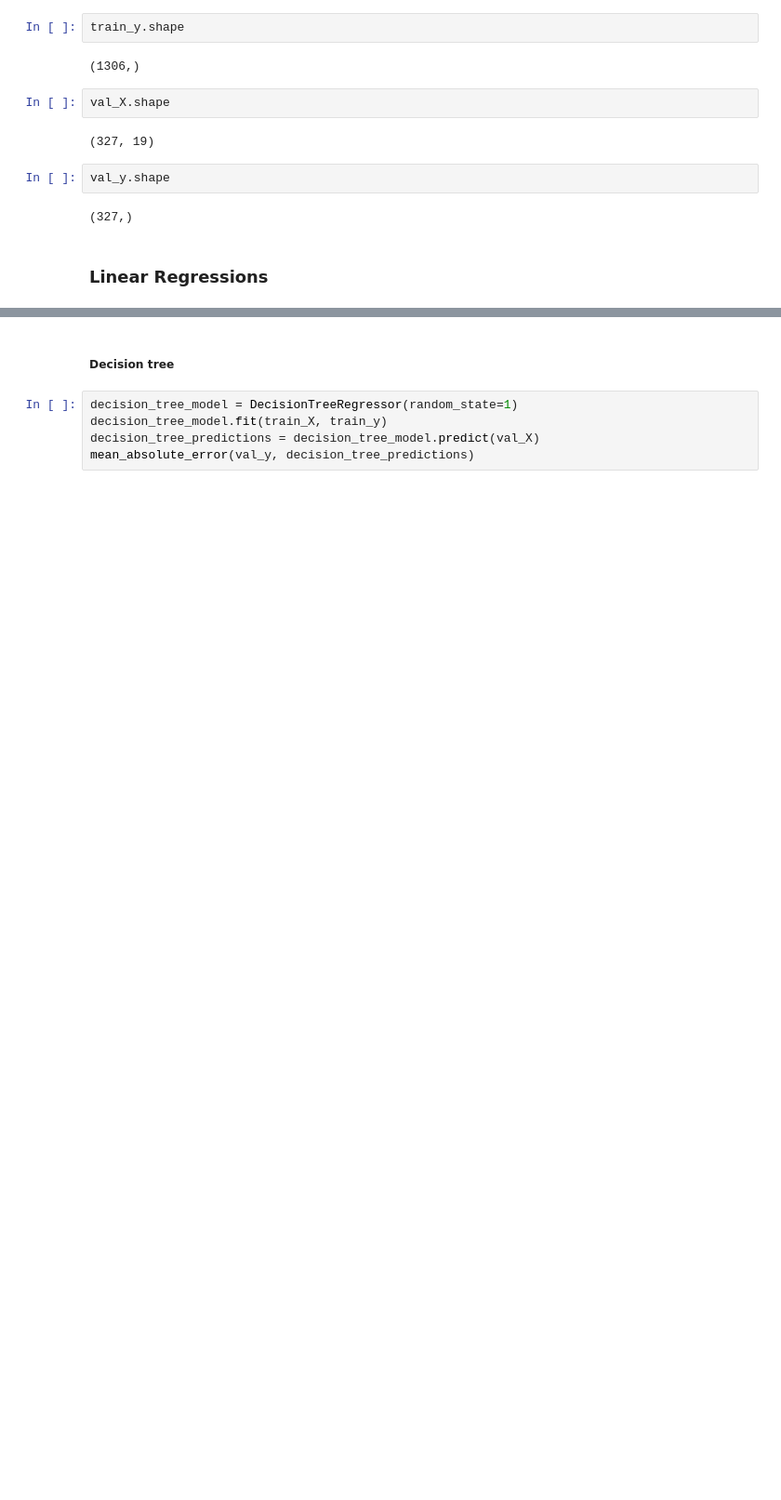
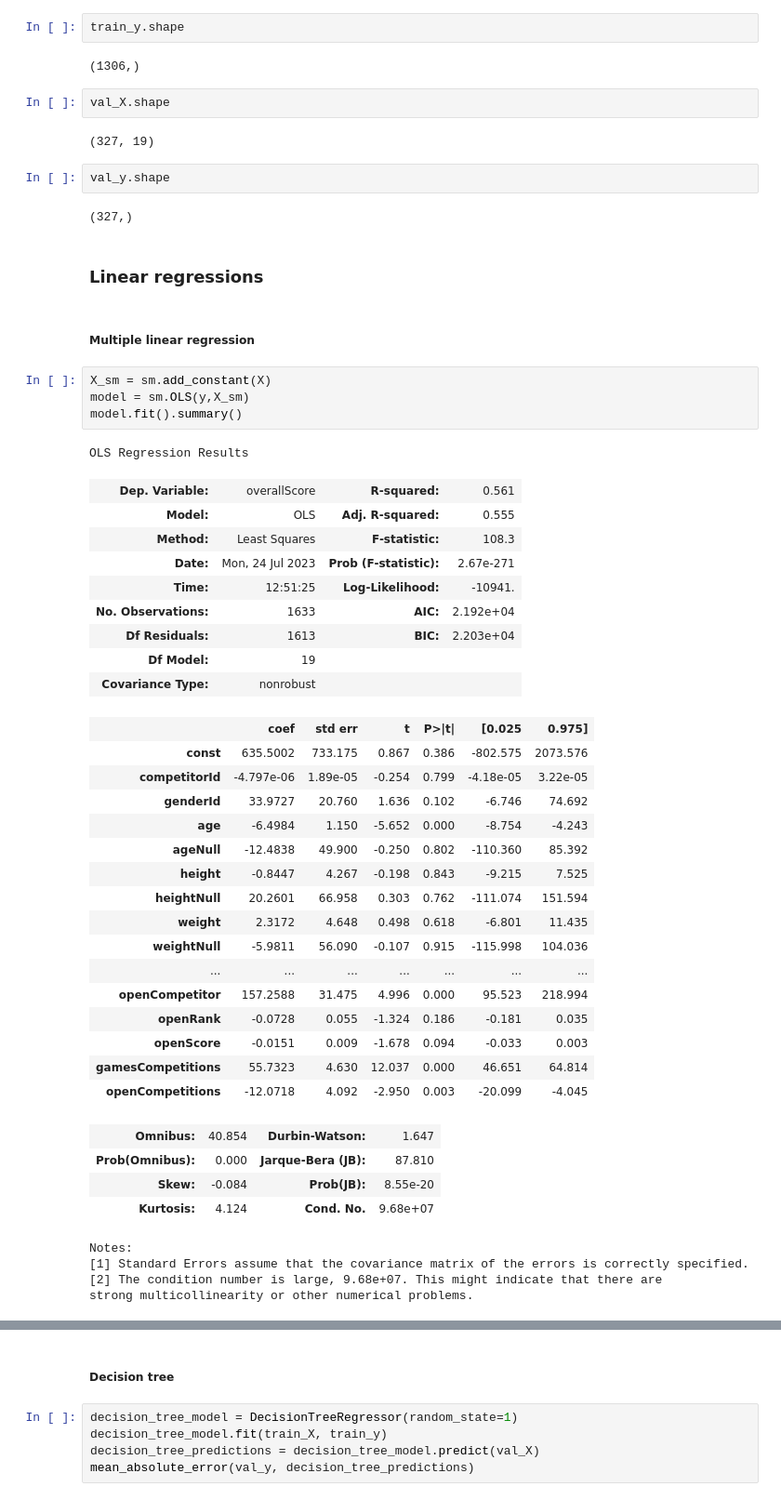
Before and after one commit to tgomesjuliana/ds-crossfit-games-competitions, a Jupyter notebook: model_building.ipynb, the cells around one changed output, grey strips where cells are left out. Shown at 93% size. Drawn from its saved outputs; the diff is of its cells as text; blank space fills up the shorter version.

```diff
--- a/model_building.ipynb
+++ b/model_building.ipynb
@@ -72,4 +74,45 @@ val_y.shape
 # %% [output]
 (327,)
 # %% [markdown]
-### Linear Regressions
+### Linear regressions
+# %% [markdown]
+##### Multiple linear regression
+# %%
+X_sm = sm.add_constant(X)
+model = sm.OLS(y,X_sm)
+model.fit().summary()
+# %% [output]
+OLS Regression Results
+| Dep. Variable: | overallScore | R-squared: | 0.561 |
+| Model: | OLS | Adj. R-squared: | 0.555 |
+| Method: | Least Squares | F-statistic: | 108.3 |
+| Date: | Mon, 24 Jul 2023 | Prob (F-statistic): | 2.67e-271 |
+| Time: | 12:51:25 | Log-Likelihood: | -10941. |
+| No. Observations: | 1633 | AIC: | 2.192e+04 |
+| Df Residuals: | 1613 | BIC: | 2.203e+04 |
+| Df Model: | 19 |  |  |
+| Covariance Type: | nonrobust |  |  |
+|  | coef | std err | t | P>|t| | [0.025 | 0.975] |
+| const | 635.5002 | 733.175 | 0.867 | 0.386 | -802.575 | 2073.576 |
+| competitorId | -4.797e-06 | 1.89e-05 | -0.254 | 0.799 | -4.18e-05 | 3.22e-05 |
+| genderId | 33.9727 | 20.760 | 1.636 | 0.102 | -6.746 | 74.692 |
+| age | -6.4984 | 1.150 | -5.652 | 0.000 | -8.754 | -4.243 |
+| ageNull | -12.4838 | 49.900 | -0.250 | 0.802 | -110.360 | 85.392 |
+| height | -0.8447 | 4.267 | -0.198 | 0.843 | -9.215 | 7.525 |
+| heightNull | 20.2601 | 66.958 | 0.303 | 0.762 | -111.074 | 151.594 |
+| weight | 2.3172 | 4.648 | 0.498 | 0.618 | -6.801 | 11.435 |
+| weightNull | -5.9811 | 56.090 | -0.107 | 0.915 | -115.998 | 104.036 |
+| ... | ... | ... | ... | ... | ... | ... |
+| openCompetitor | 157.2588 | 31.475 | 4.996 | 0.000 | 95.523 | 218.994 |
+| openRank | -0.0728 | 0.055 | -1.324 | 0.186 | -0.181 | 0.035 |
+| openScore | -0.0151 | 0.009 | -1.678 | 0.094 | -0.033 | 0.003 |
+| gamesCompetitions | 55.7323 | 4.630 | 12.037 | 0.000 | 46.651 | 64.814 |
+| openCompetitions | -12.0718 | 4.092 | -2.950 | 0.003 | -20.099 | -4.045 |
+| Omnibus: | 40.854 | Durbin-Watson: | 1.647 |
+| Prob(Omnibus): | 0.000 | Jarque-Bera (JB): | 87.810 |
+| Skew: | -0.084 | Prob(JB): | 8.55e-20 |
+| Kurtosis: | 4.124 | Cond. No. | 9.68e+07 |
+Notes:
+[1] Standard Errors assume that the covariance matrix of the errors is correctly specified.
+[2] The condition number is large, 9.68e+07. This might indicate that there are
+strong multicollinearity or other numerical problems.
```
Also changed, not shown: parts of 25 cells of this notebook, 4 other files.
